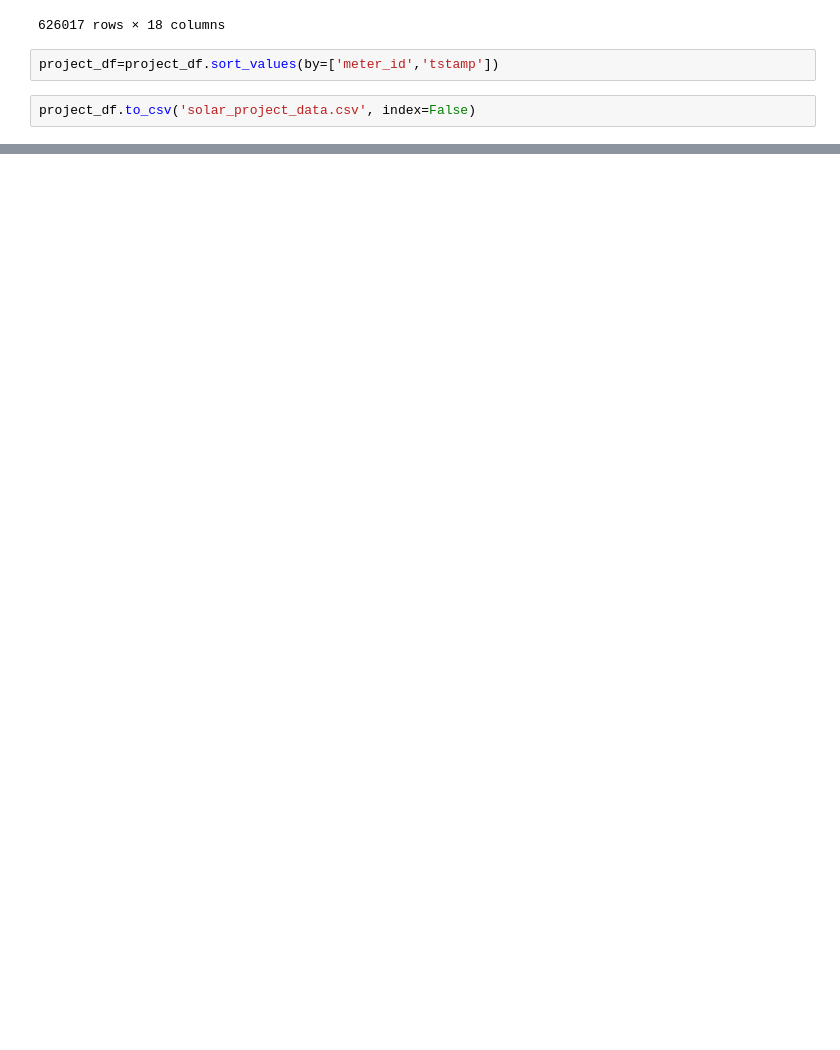
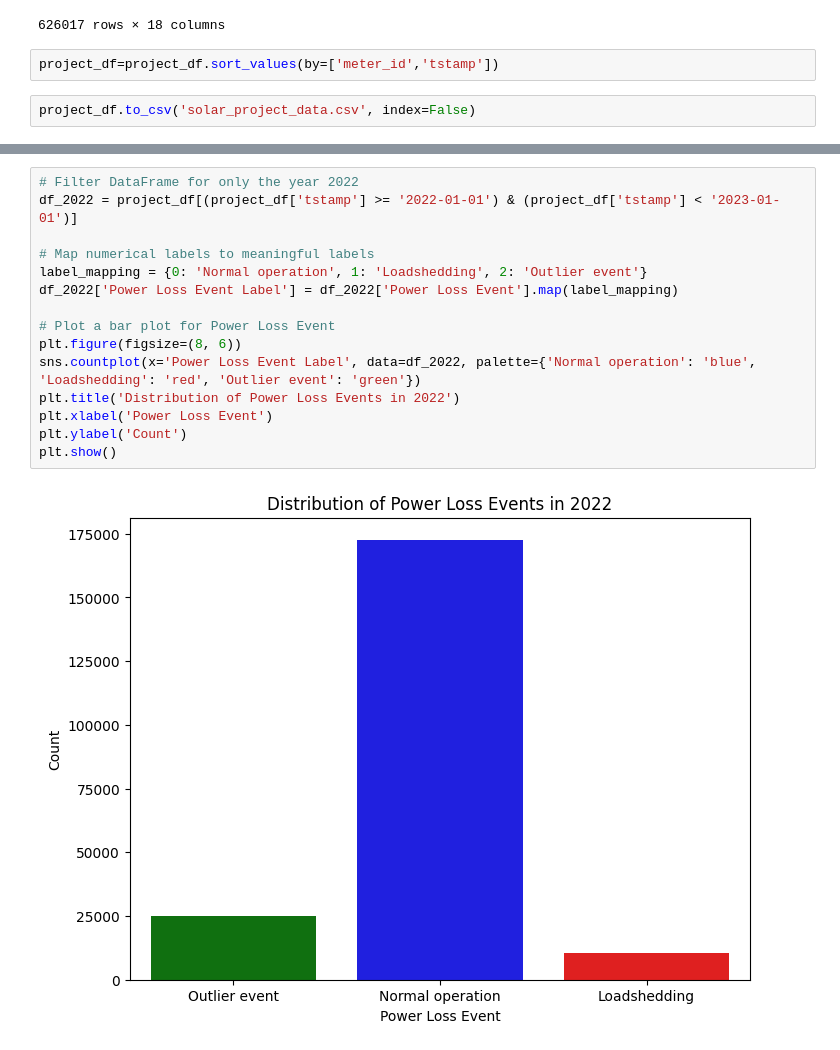
Before and after one commit to ChadReich/solar_PV_forecaster, a Jupyter notebook: Solar_PV_forecaster_Chad.ipynb, the cells around one changed output, grey strips where cells are left out. Saved outputs shown, nothing was run; the diff lists cells and outputs as text; blank space fills up the shorter version.

Commit message:
Preliminary and final project files

```diff
--- a/Solar_PV_forecaster_Chad.ipynb
+++ b/Solar_PV_forecaster_Chad.ipynb
@@ -575,0 +611,17 @@ project_df.to_csv('solar_project_data.csv', index=False)
+# %%
+# Filter DataFrame for only the year 2022
+df_2022 = project_df[(project_df['tstamp'] >= '2022-01-01') & (project_df['tstamp'] < '2023-01-01')]
+
+# Map numerical labels to meaningful labels
+label_mapping = {0: 'Normal operation', 1: 'Loadshedding', 2: 'Outlier event'}
+df_2022['Power Loss Event Label'] = df_2022['Power Loss Event'].map(label_mapping)
+
+# Plot a bar plot for Power Loss Event
+plt.figure(figsize=(8, 6))
+sns.countplot(x='Power Loss Event Label', data=df_2022, palette={'Normal operation': 'blue', 'Loadshedding': 'red', 'Outlier event': 'green'})
+plt.title('Distribution of Power Loss Events in 2022')
+plt.xlabel('Power Loss Event')
+plt.ylabel('Count')
+plt.show()
+# %% [output]
+[figure, added]
```
Also changed, not shown: parts of 5 cells of this notebook, 11 other files.
